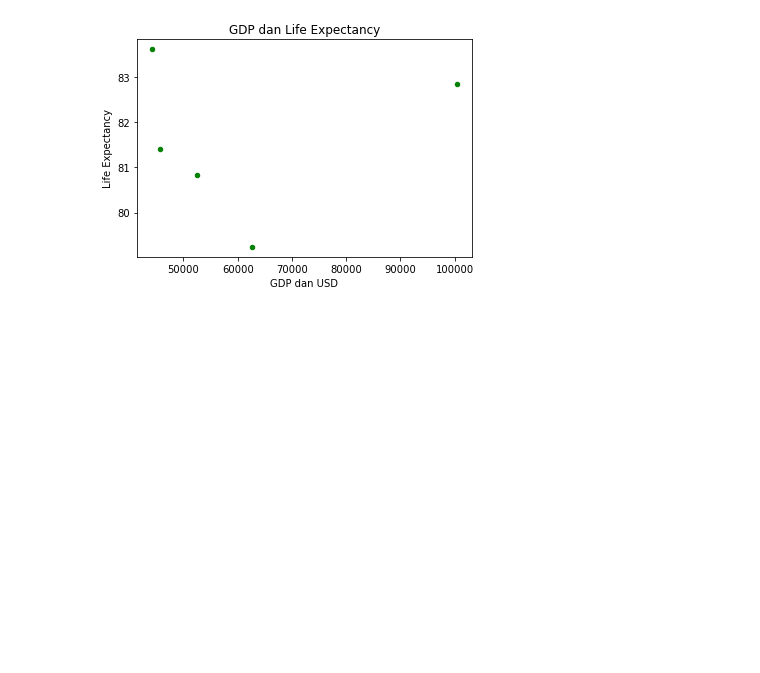
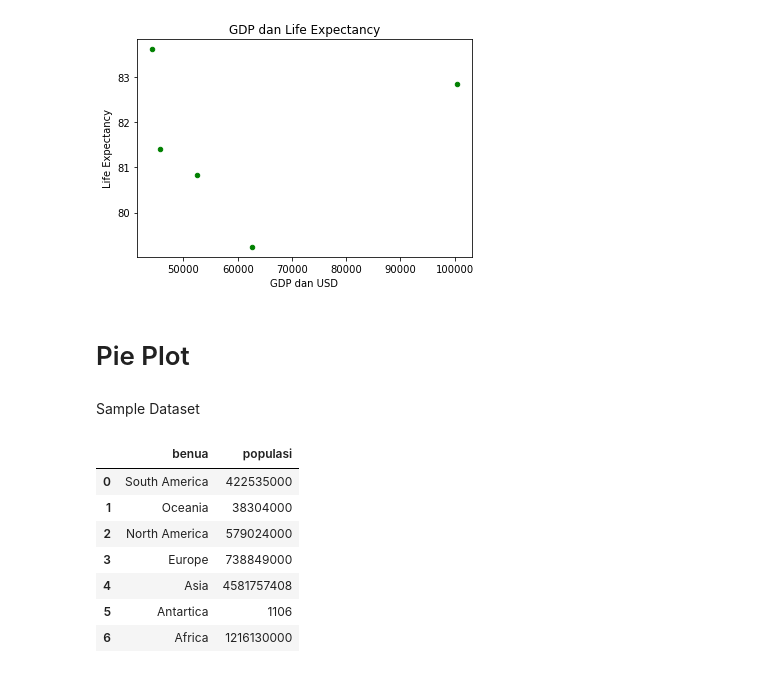
Before and after one commit to jstinlie/BelajarMatplotlib, a Jupyter notebook: matplotlib21.ipynb, the cells around one changed output. Cells and saved outputs as stored; diff of their text form; code cells hidden in the pictures; blank space fills up the shorter version.

```diff
--- a/matplotlib21.ipynb
+++ b/matplotlib21.ipynb
@@ -131,3 +131,28 @@ plt.xlabel('GDP dan USD')
 plt.show()
 # %% [output]
 [figure]
+# %% [markdown]
+# Pie Plot
+# %% [markdown]
+Sample Dataset
+# %%
+data = {
+    'benua': [
+        'South America', 'Oceania', 'North America', 'Europe', 'Asia',
+        'Antartica', 'Africa'
+    ],
+    'populasi':
+    [422535000, 38304000, 579024000, 738849000, 4581757408, 1106, 1216130000]
+}
+
+df = pd.DataFrame(data)
+df
+# %% [output]
+|  | benua | populasi |
+| 0 | South America | 422535000 |
+| 1 | Oceania | 38304000 |
+| 2 | North America | 579024000 |
+| 3 | Europe | 738849000 |
+| 4 | Asia | 4581757408 |
+| 5 | Antartica | 1106 |
+| 6 | Africa | 1216130000 |
```
Also changed, not shown: parts of 3 cells of this notebook.
